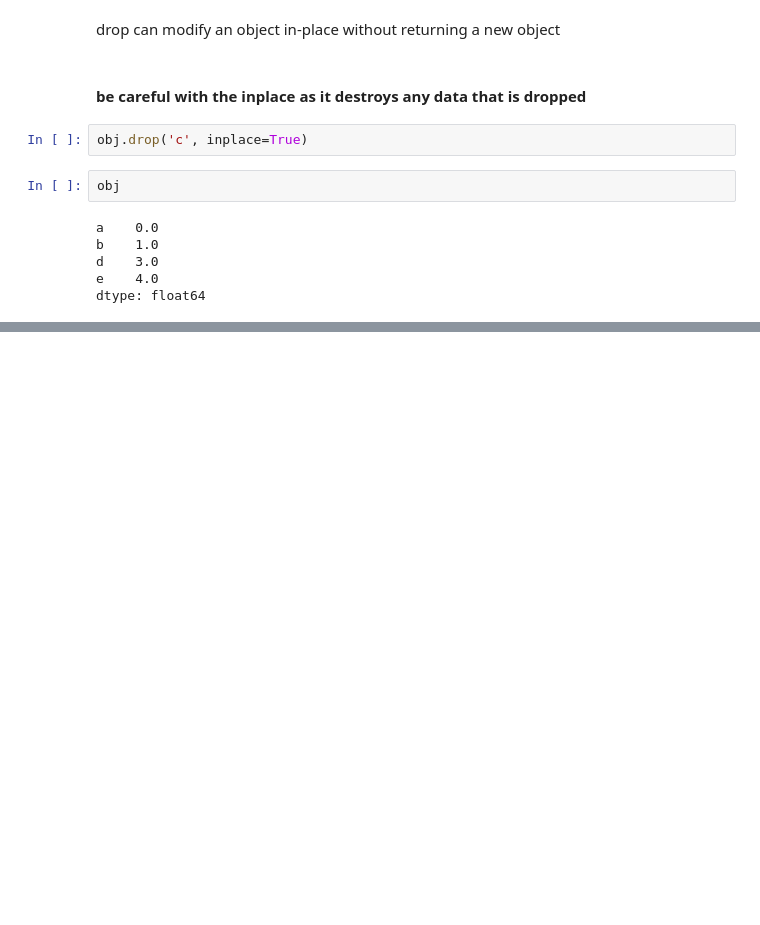
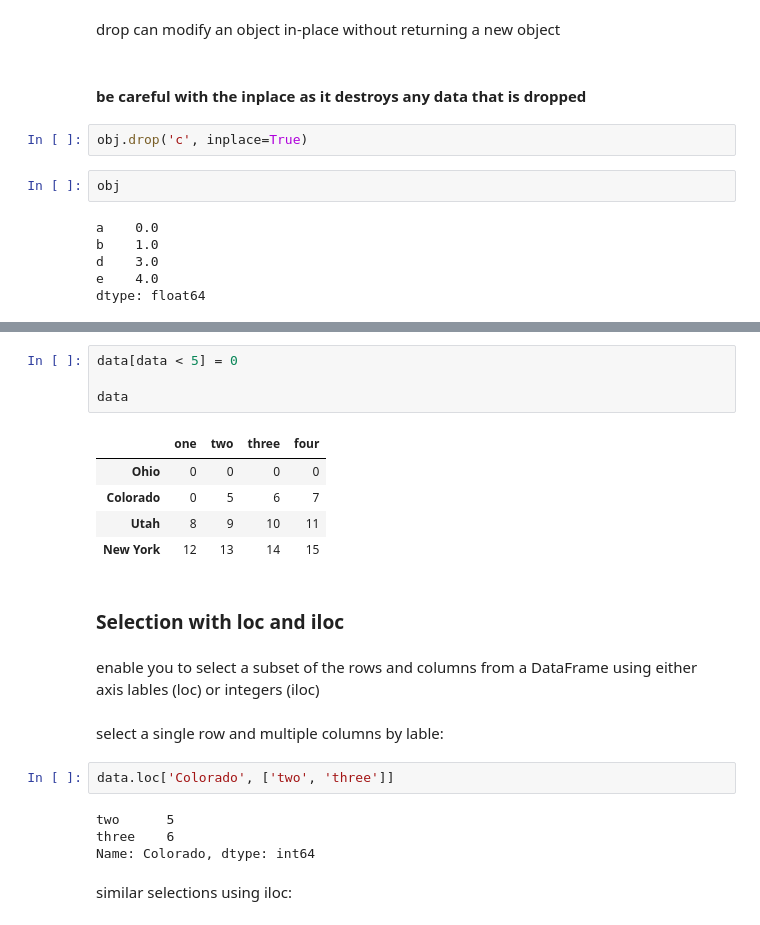
Before and after one commit to kbutalep/WesCh5, a Jupyter notebook: Chapter5WorkAlong.ipynb, the cells around one changed output, grey strips where cells are left out. Drawn from its saved outputs; the diff is of its cells as text; blank space fills up the shorter version.

```diff
--- a/Chapter5WorkAlong.ipynb
+++ b/Chapter5WorkAlong.ipynb
@@ -656,0 +773,24 @@ dtype: float64
+# %%
+data[data < 5] = 0
+
+data
+# %% [output]
+|  | one | two | three | four |
+| Ohio | 0 | 0 | 0 | 0 |
+| Colorado | 0 | 5 | 6 | 7 |
+| Utah | 8 | 9 | 10 | 11 |
+| New York | 12 | 13 | 14 | 15 |
+# %% [markdown]
+### Selection with loc and iloc
+# %% [markdown]
+enable you to select a subset of the rows and columns from a DataFrame using either axis lables (loc) or integers (iloc)
+# %% [markdown]
+select a single row and multiple columns by lable:
+# %%
+data.loc['Colorado', ['two', 'three']]
+# %% [output]
+two      5
+three    6
+Name: Colorado, dtype: int64
+# %% [markdown]
+similar selections using iloc:
```
Also changed, not shown: parts of 23 cells of this notebook.
